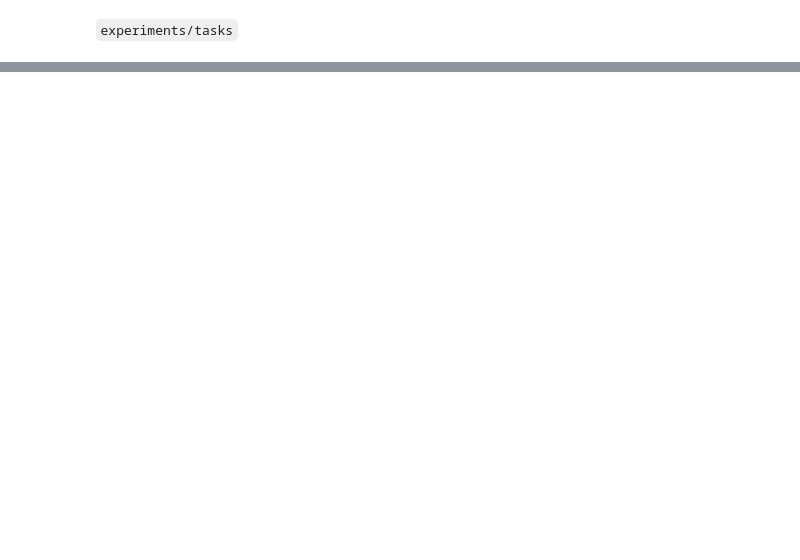
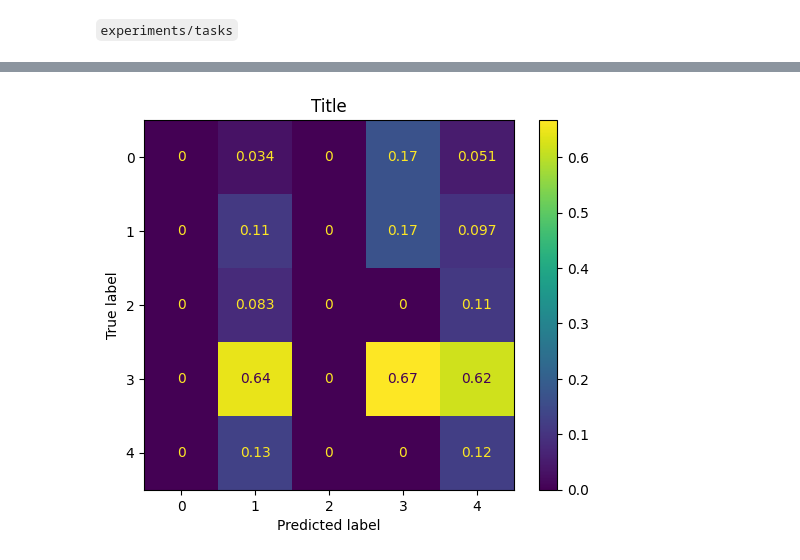
Before and after one commit to btsmith29/AMLS_II_assignment23_24, a Jupyter notebook: workings/assignment-workings.ipynb, the cells around one changed output, grey strips where cells are left out. Cells and saved outputs as stored; diff of their text form; code cells hidden in the pictures; blank space fills up the shorter version.

```diff
--- a/workings/assignment-workings.ipynb
+++ b/workings/assignment-workings.ipynb
@@ -451,0 +697,4 @@ df_test_results.head()
+# %%
+baseline_model.base_model.trainable = True
+df_hist2 = run_task("convnext_tiny_ft", baseline_model.model,
+                   ds_train, ds_valid, DEFAULT_PARAMS)
@@ -451,0 +707,3 @@ df_test_results.head()
+# %%
+plot_confusion_matrix(ds_test, baseline_model.model)
+# %% [output]
@@ -451,0 +711 @@ df_test_results.head()
+[figure, added]
```
Also changed, not shown: parts of 32 cells of this notebook.
